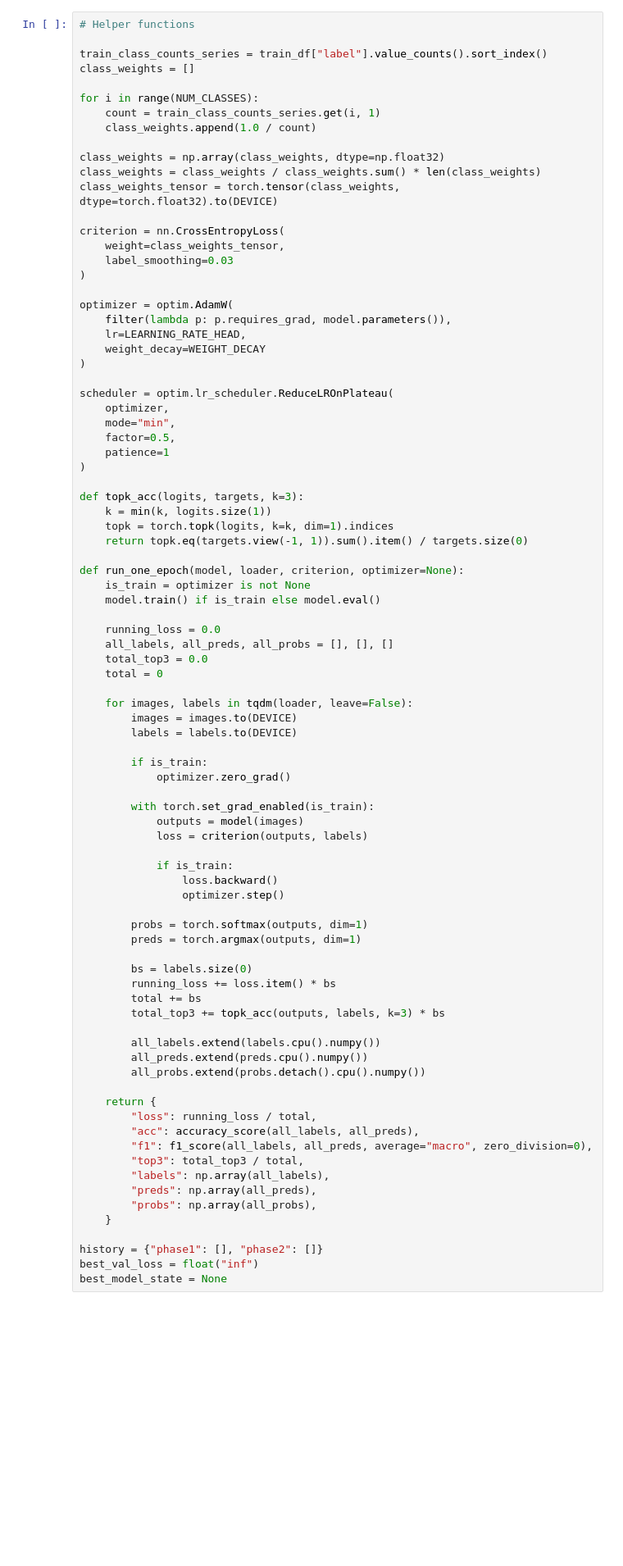
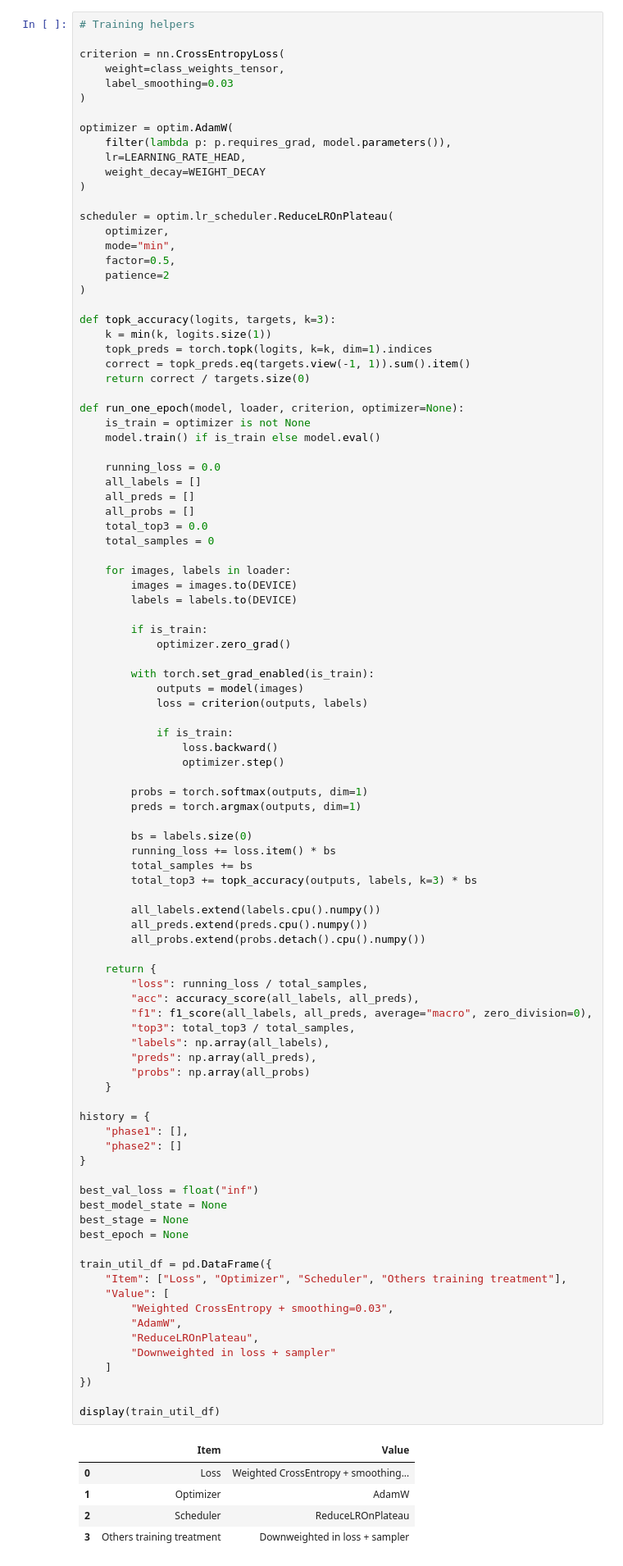
Before and after one commit to abrahamjerson/Mushroom-Classifier-Wep-App, a Jupyter notebook: model.ipynb, the cells around one changed output. Shown at 82% size. Drawn from its saved outputs; the diff is of its cells as text; blank space fills up the shorter version.

```diff
--- a/model.ipynb
+++ b/model.ipynb
@@ -263,16 +413,5 @@ Classes: 216
 # %%
-# Helper functions
-
-train_class_counts_series = train_df["label"].value_counts().sort_index()
-class_weights = []
-
-for i in range(NUM_CLASSES):
-    count = train_class_counts_series.get(i, 1)
-    class_weights.append(1.0 / count)
-
-class_weights = np.array(class_weights, dtype=np.float32)
-class_weights = class_weights / class_weights.sum() * len(class_weights)
-class_weights_tensor = torch.tensor(class_weights, dtype=torch.float32).to(DEVICE)
+# Training helpers
 
 criterion = nn.CrossEntropyLoss(
     weight=class_weights_tensor,
@@ -289,63 +428,90 @@ scheduler = optim.lr_scheduler.ReduceLROnPlateau(
     optimizer,
     mode="min",
     factor=0.5,
-    patience=1
+    patience=2
 )
 
-def topk_acc(logits, targets, k=3):
+def topk_accuracy(logits, targets, k=3):
     k = min(k, logits.size(1))
-    topk = torch.topk(logits, k=k, dim=1).indices
-    return topk.eq(targets.view(-1, 1)).sum().item() / targets.size(0)
+    topk_preds = torch.topk(logits, k=k, dim=1).indices
+    correct = topk_preds.eq(targets.view(-1, 1)).sum().item()
+    return correct / targets.size(0)
 
 def run_one_epoch(model, loader, criterion, optimizer=None):
     is_train = optimizer is not None
     model.train() if is_train else model.eval()
 
     running_loss = 0.0
-    all_labels, all_preds, all_probs = [], [], []
+    all_labels = []
+    all_preds = []
+    all_probs = []
     total_top3 = 0.0
-    total = 0
+    total_samples = 0
 
-    for images, labels in tqdm(loader, leave=False):
+    for images, labels in loader:
         images = images.to(DEVICE)
         labels = labels.to(DEVICE)
 
         if is_train:
             optimizer.zero_grad()
 
         with torch.set_grad_enabled(is_train):
             outputs = model(images)
             loss = criterion(outputs, labels)
 
             if is_train:
                 loss.backward()
                 optimizer.step()
 
         probs = torch.softmax(outputs, dim=1)
         preds = torch.argmax(outputs, dim=1)
 
         bs = labels.size(0)
         running_loss += loss.item() * bs
-        total += bs
-        total_top3 += topk_acc(outputs, labels, k=3) * bs
+        total_samples += bs
+        total_top3 += topk_accuracy(outputs, labels, k=3) * bs
 
         all_labels.extend(labels.cpu().numpy())
         all_preds.extend(preds.cpu().numpy())
         all_probs.extend(probs.detach().cpu().numpy())
 
     return {
-        "loss": running_loss / total,
+        "loss": running_loss / total_samples,
         "acc": accuracy_score(all_labels, all_preds),
         "f1": f1_score(all_labels, all_preds, average="macro", zero_division=0),
-        "top3": total_top3 / total,
+        "top3": total_top3 / total_samples,
         "labels": np.array(all_labels),
         "preds": np.array(all_preds),
-        "probs": np.array(all_probs),
+        "probs": np.array(all_probs)
     }
 
-history = {"phase1": [], "phase2": []}
+history = {
+    "phase1": [],
+    "phase2": []
+}
+
 best_val_loss = float("inf")
 best_model_state = None
+best_stage = None
+best_epoch = None
+
+train_util_df = pd.DataFrame({
+    "Item": ["Loss", "Optimizer", "Scheduler", "Others training treatment"],
+    "Value": [
+        "Weighted CrossEntropy + smoothing=0.03",
+        "AdamW",
+        "ReduceLROnPlateau",
+        "Downweighted in loss + sampler"
+    ]
+})
+
+display(train_util_df)
+# %% [output]
+|  | Item | Value |
+| 0 | Loss | Weighted CrossEntropy + smoothing... |
+| 1 | Optimizer | AdamW |
+| 2 | Scheduler | ReduceLROnPlateau |
+| 3 | Others training treatment | Downweighted in loss + sampler |
 # %%
 # Phase 1 training
 
```
Also changed, not shown: parts of 17 cells of this notebook, 14 other files.
